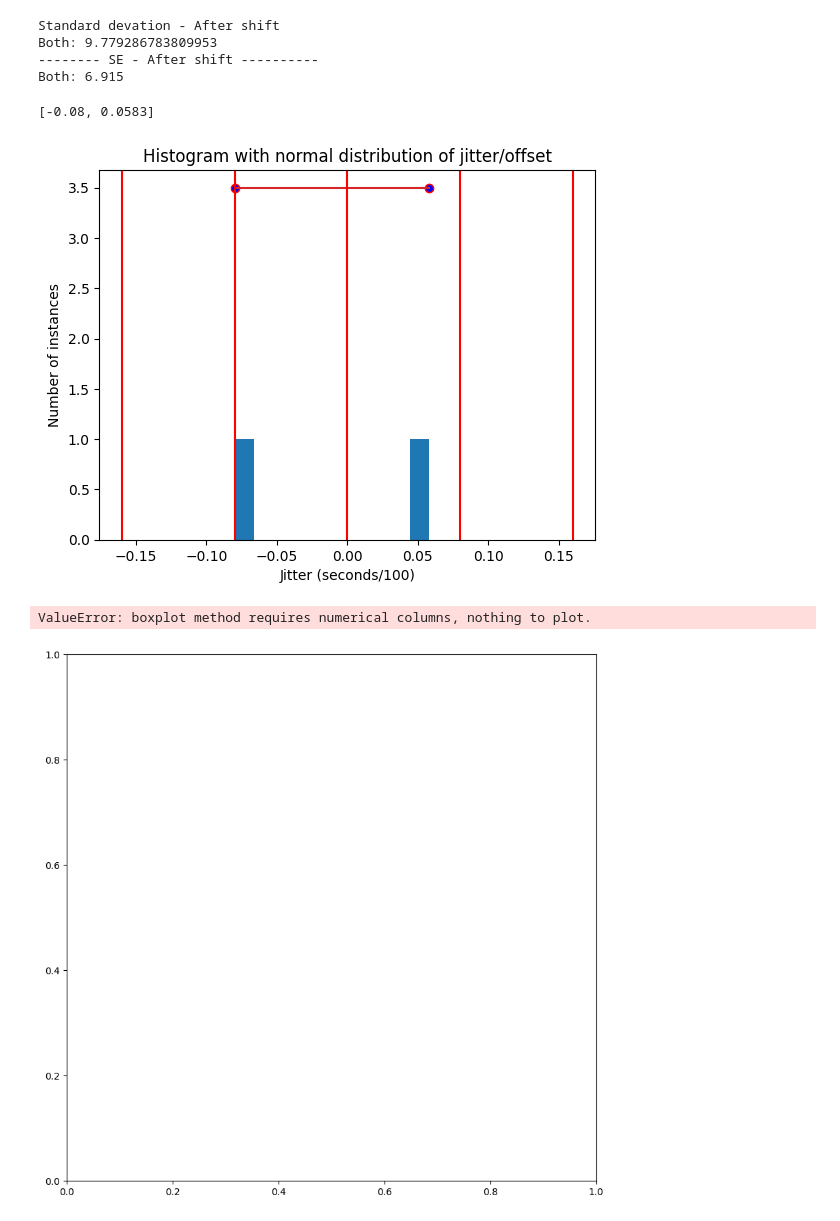
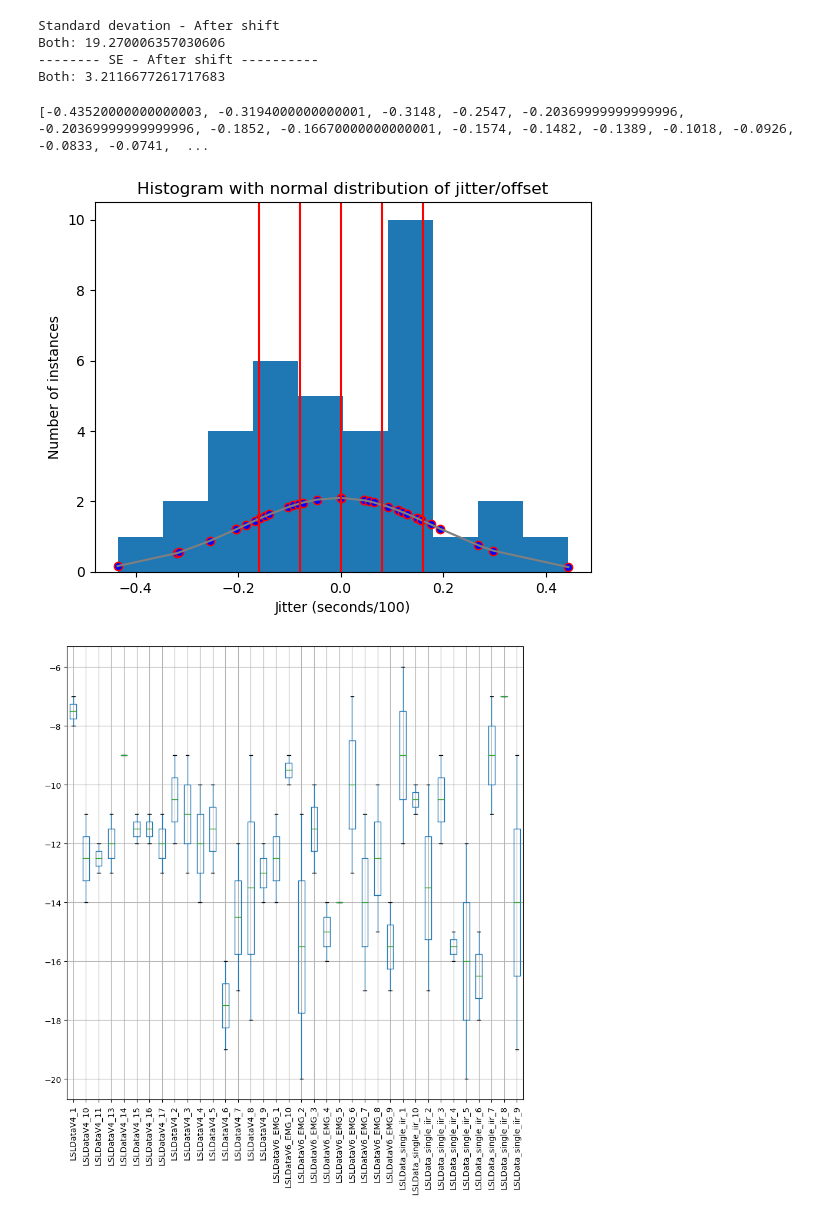
Before and after one commit to Ofplarsen/Bachelor_BCISpeller_Analyses, a Jupyter notebook: jitter/peak_analysis_iir.ipynb, the cells around one changed output. Drawn from its saved outputs; the diff is of its cells as text; code cells hidden in the pictures.

Commit message:
Analysis done with new data

```diff
--- a/jitter/peak_analysis_iir.ipynb
+++ b/jitter/peak_analysis_iir.ipynb
@@ -103,7 +103,20 @@ def get_blinks_in_df(df):
 # %%
 #start, end = get_time_stamps(left_blinks)
 # %%
-from scipy.signal import butter, lfilter
+def find_close_values_mean(values,y, tolerance):
+    # Sort the input list for easier comparison of adjacent elements
+    values.sort()
+    peak = values[np.argmax([y[i] for i in values])]
+    # Iterate through the sorted list and compare adjacent elements
+    for i in range(len(values) - 1):
+        if abs(values[i] - peak) <= tolerance and values[i] != peak:
+            # If the two values are close, return their mean
+            return (values[i] + values[i + 1]) / 2
+
+    # If no close values are found, return None
+    return peak
+
+
 def get_peaks(df, start, end, column, rang=50, scale=1, flip=False):
     df = df[start - rang:end + rang]
     df_norm = (df[column].abs() / df[column].abs().max())
@@ -114,7 +127,8 @@ def get_peaks(df, start, end, column, rang=50, scale=1, flip=False):
     if len(peaks) == 0:
         #print(df)
         return 0
-    peak = peaks[np.argmax([y[i] for i in peaks])]+ start - rang
+
+    peak = find_close_values_mean(peaks, y, 20)+ start - rang
     return  peak
 # %%
 
@@ -160,7 +174,7 @@ def run_files(paths, path='data/LSLData120hz/',file = 'dejittered-fir-1to28-eeg-
         avg_time.append(np.diff(df_stream_ts.to_numpy().flatten()).tolist())
         peaks = []
         for i in range(len(start)):
-            if i == 10:
+            if i >= 9:
                 continue
             peaks.append(get_peaks(df_stream, start[i], end[i], chosen_channel, rang=rang, scale=5, flip=both))
 
@@ -174,16 +188,15 @@ def run_files(paths, path='data/LSLData120hz/',file = 'dejittered-fir-1to28-eeg-
     df_peak = df_peak.set_index([paths])
     df_peak['time between index (s)'] = [i[0] for i in avg_time]
     df_peak['Sum (indexes)'] = df_peak.sum(axis=1)
-    df_peak['Avg (indexes)'] = round(df_peak.loc[:, 0:9].mean(axis=1),3)
+    df_peak['Avg (indexes)'] = round(df_peak.loc[:, 0:8].mean(axis=1),3)
     df_peak['Avg time (ms)'] = round(df_peak['Avg (indexes)']*df_peak['time between index (s)'],5)*1000
     if plot:
         plot_table(df_peak)
     return df_peak
 # %%
-['dejittered-iir-3order-0.75to5-eeg-and-dejittered-eyetracking.xdf', 'dejittered-iir-3order-1to28-eeg-and-dejittered-eyetracking.xdf',
- 'dejittered-iir-4order-0.75to5-eeg-and-dejittered-eyetracking.xdf', 'dejittered-iir-4order-1to28-eeg-and-dejittered-eyetracking.xdf']
-path = "./data/zero-butter/"
-file = "dejittered-iir-3order-0.75to5-eeg-and-dejittered-eyetracking.xdf"
+['zerophase-dejittered-iir-3order-0.75to5-eeg-and-dejittered-eyetracking', 'zerophase-dejittered-iir-3order-1to28-eeg-and-dejittered-eyetracking.xdf']
+path = "./data/LSLDataOffline/"
+file = "zerophase-dejittered-iir-3order-0.75to5-eeg-and-dejittered-eyetracking.xdf"
 paths = [name for name in os.listdir(path)]
 both = [name for name in paths if "weird" not in name]
 flip = True
@@ -245,9 +286,9 @@ print("-------- SE - After shift ----------")
 print("Both: " + str(se_both_shift))
 # %% [output]
 Standard devation - After shift
-Both: 9.779286783809953
+Both: 19.270006357030606
 -------- SE - After shift ----------
-Both: 6.915
+Both: 3.2116677261717683
 # %%
 from scipy.stats import norm
 # Plot between -10 and 10 with .001 steps.
@@ -268,12 +309,11 @@ plt.xlabel("Jitter (seconds/100)")
 plt.ylabel("Number of instances")
 plt.show()
 # %% [output]
-[-0.08, 0.0583]
+[-0.43520000000000003, -0.3194000000000001, -0.3148, -0.2547, -0.20369999999999996, -0.20369999999999996, -0.1852, -0.16670000000000001, -0.1574, -0.1482, -0.1389, -0.1018, -0.0926, -0.0833, -0.0741,  ...
-[figure, old version]
+[figure, new version]
 # %%
 
-boxplot = df_both.iloc[:, [0, 9]].T.boxplot(figsize=(10,10), rot=90)
+boxplot = df_both.iloc[:, [0, 8]].T.boxplot(figsize=(10,10), rot=90)
 # %% [output]
-ValueError: boxplot method requires numerical columns, nothing to plot.
-[figure, old version]
+[figure, new version]
 # %%
```
Also changed, not shown: parts of 4 cells of this notebook, 1 other file.
